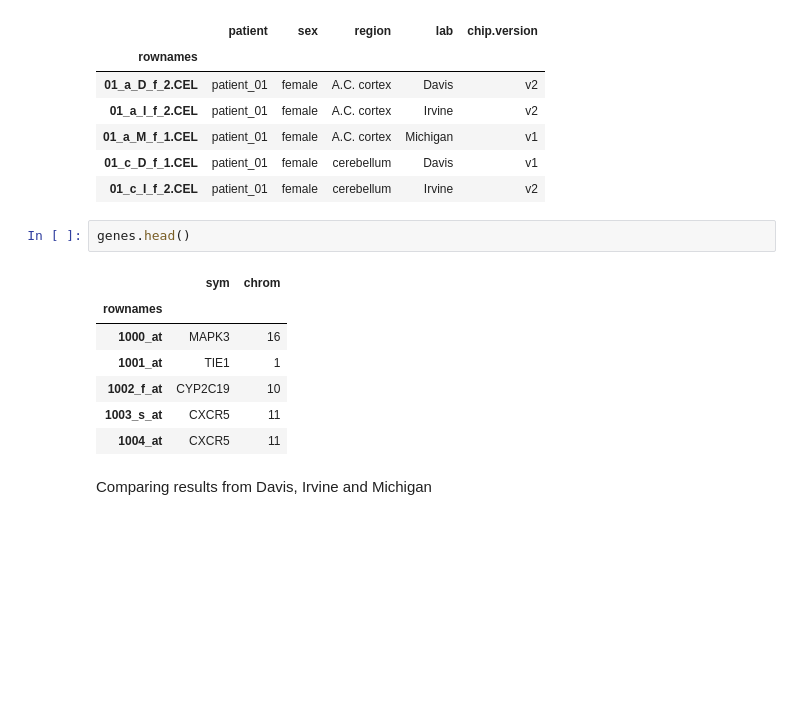
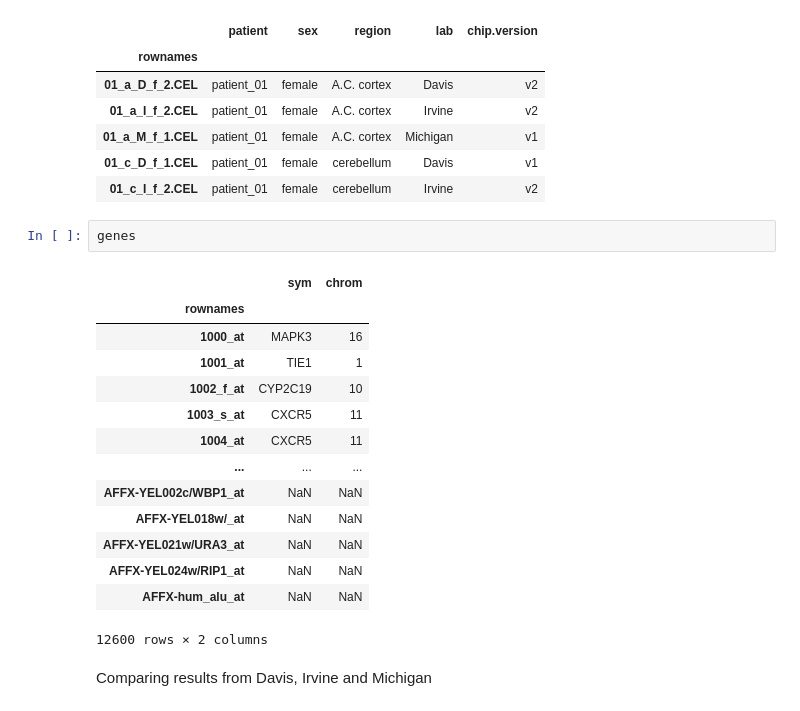
Before and after one commit to unique-subedi/604-gene-expression, a Jupyter notebook: gene_expression_master_kevin.ipynb, the cells around one changed output. Cells and saved outputs as stored; diff of their text form; blank space fills up the shorter version.

```diff
--- a/gene_expression_master_kevin.ipynb
+++ b/gene_expression_master_kevin.ipynb
@@ -56,15 +56,22 @@ samples.head()
 | 01_c_D_f_1.CEL | patient_01 | female | cerebellum | Davis | v1 |
 | 01_c_I_f_2.CEL | patient_01 | female | cerebellum | Irvine | v2 |
 # %%
-genes.head()
+genes
 # %% [output]
 |  | sym | chrom |
 | rownames |  |  |
 | 1000_at | MAPK3 | 16 |
 | 1001_at | TIE1 | 1 |
 | 1002_f_at | CYP2C19 | 10 |
 | 1003_s_at | CXCR5 | 11 |
 | 1004_at | CXCR5 | 11 |
+| ... | ... | ... |
+| AFFX-YEL002c/WBP1_at | NaN | NaN |
+| AFFX-YEL018w/_at | NaN | NaN |
+| AFFX-YEL021w/URA3_at | NaN | NaN |
+| AFFX-YEL024w/RIP1_at | NaN | NaN |
+| AFFX-hum_alu_at | NaN | NaN |
+12600 rows × 2 columns
 # %% [markdown]
 Comparing results from Davis, Irvine and Michigan
 # %%
```
Also changed, not shown: parts of 20 cells of this notebook.
